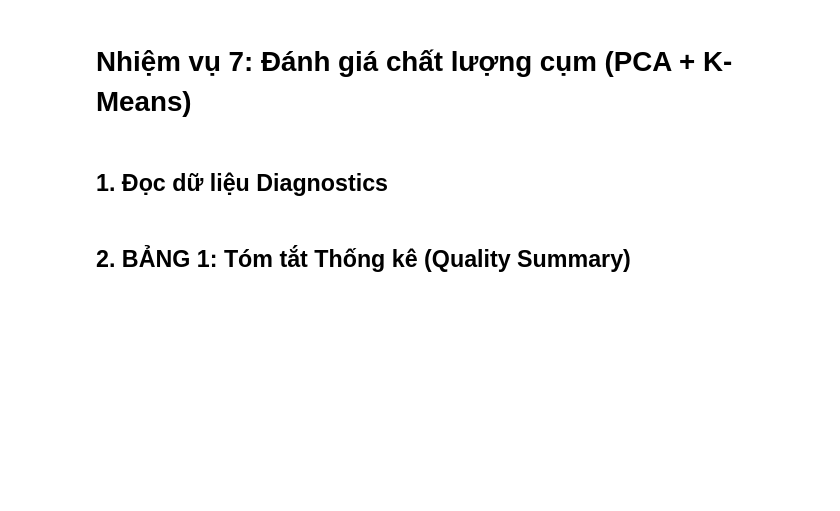
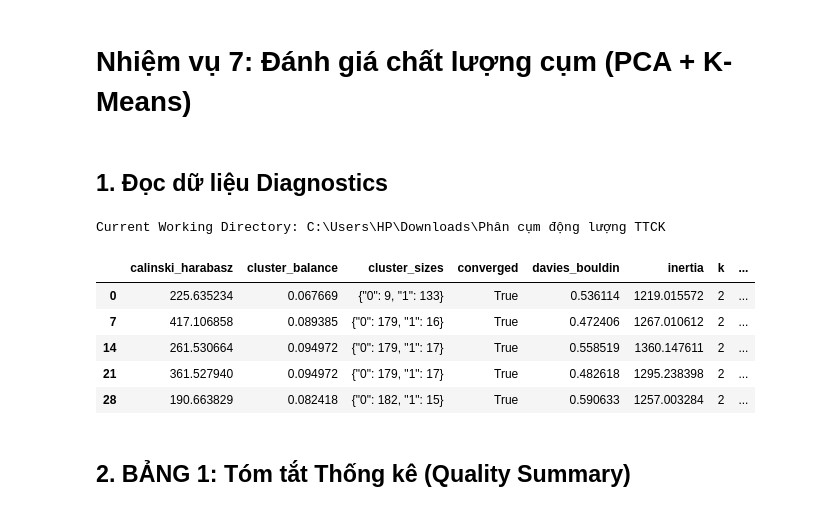
Before and after one commit to trongnguyen1010/Risk-Adjusted-Momentum-Clustering, a Jupyter notebook: M2/notebooks/07_cluster_quality_evaluation_pca_kmeans.ipynb, the cells around one changed output. Cells and saved outputs as stored; diff of their text form; code cells hidden in the pictures; blank space fills up the shorter version.

```diff
--- a/M2/notebooks/07_cluster_quality_evaluation_pca_kmeans.ipynb
+++ b/M2/notebooks/07_cluster_quality_evaluation_pca_kmeans.ipynb
@@ -4,26 +4,38 @@
 ## 1. Đọc dữ liệu Diagnostics
 # %%
 import os
+from pathlib import Path
 import pandas as pd
 import numpy as np
 import matplotlib.pyplot as plt
 from IPython.display import display
 
-# Đặt thư mục làm việc về gốc dự án an toàn
-project_root = r'C:\Users\HOME\Desktop\M2\Risk-Adjusted-Momentum-Clustering-m2-clustering-experiment'
-if os.path.exists(project_root):
-    os.chdir(project_root)
+def find_repo_root():
+    for candidate in (Path.cwd(), *Path.cwd().parents):
+        if (candidate / 'M2' / 'Ke_hoach_M2_Phan_cum_co_phieu.md').exists():
+            return candidate
+    raise RuntimeError('Repository root not found')
 
+ROOT = find_repo_root()
+os.chdir(ROOT)
 print('Current Working Directory:', os.getcwd())
 
 diag_path = 'M2/artifacts/m2-task6-pca-kmeans-v1/diagnostics.csv'
 df = pd.read_csv(diag_path)
 
 # Lọc K=2 (K-Means Baseline được chốt ở K=2)
 df_k2 = df[df['k'] == 2].copy()
 df_k2['snapshot_date'] = pd.to_datetime(df_k2['snapshot_date'])
 df_k2.sort_values('snapshot_date', inplace=True)
 display(df_k2.head())
+# %% [output]
+Current Working Directory: C:\Users\HP\Downloads\Phân cụm động lượng TTCK
+|  | calinski_harabasz | cluster_balance | cluster_sizes | converged | davies_bouldin | inertia | k | ... |
+| 0 | 225.635234 | 0.067669 | {"0": 9, "1": 133} | True | 0.536114 | 1219.015572 | 2 | ... |
+| 7 | 417.106858 | 0.089385 | {"0": 179, "1": 16} | True | 0.472406 | 1267.010612 | 2 | ... |
+| 14 | 261.530664 | 0.094972 | {"0": 179, "1": 17} | True | 0.558519 | 1360.147611 | 2 | ... |
+| 21 | 361.527940 | 0.094972 | {"0": 179, "1": 17} | True | 0.482618 | 1295.238398 | 2 | ... |
+| 28 | 190.663829 | 0.082418 | {"0": 182, "1": 15} | True | 0.590633 | 1257.003284 | 2 | ... |
 # %% [markdown]
 ## 2. BẢNG 1: Tóm tắt Thống kê (Quality Summary)
 # %%
```
Also changed, not shown: parts of 3 cells of this notebook, 37 other files.
